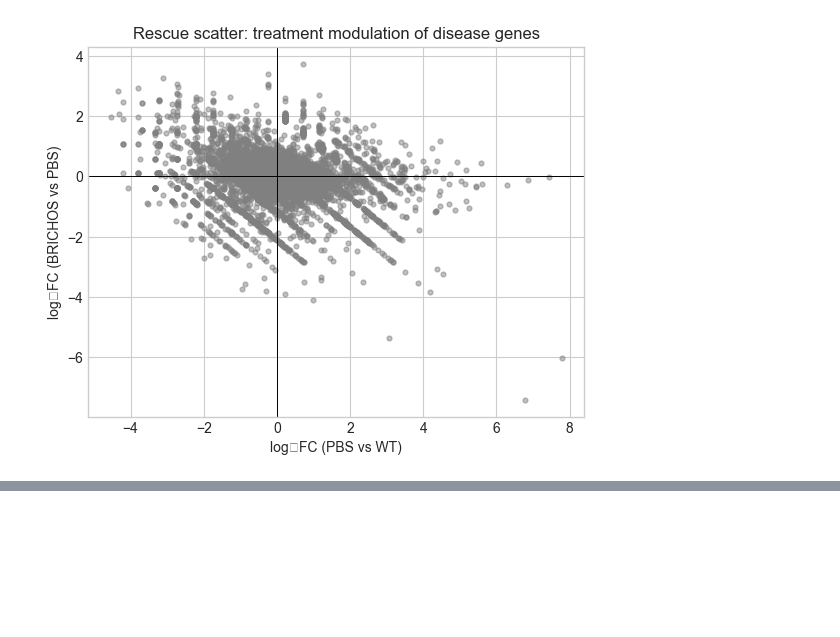
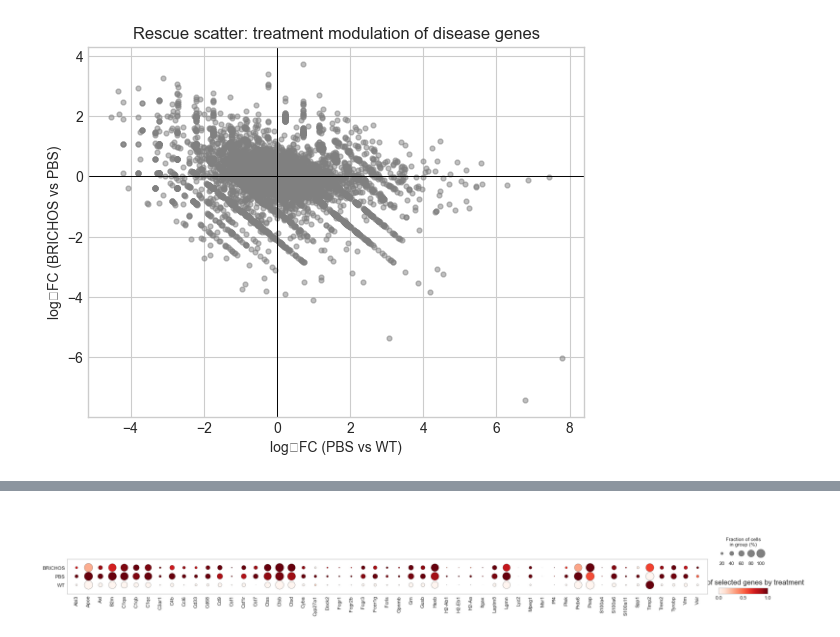
Before and after one commit to christoffermattssonlangseth/ST-BRICHOS, a Jupyter notebook: notebooks-01/03-NLGF-vs-WT-vs-BRI.ipynb, the cells around one changed output, grey strips where cells are left out. Saved outputs shown, nothing was run; the diff lists cells and outputs as text; code cells hidden in the pictures; blank space fills up the shorter version.

```diff
--- a/notebooks-01/03-NLGF-vs-WT-vs-BRI.ipynb
+++ b/notebooks-01/03-NLGF-vs-WT-vs-BRI.ipynb
@@ -362,0 +387,13 @@ plt.show()
+# %%
+pigs_full = [
+    "Abi3", "Apoe", "Axl", "B2m", "C1qa", "C1qb", "C1qc", "C3ar1", "C4a", "C4b",
+    "Ccl6", "Cd33", "Cd68", "Cd9", "Csf1", "Csf1r", "Cst7", "Ctss", "Ctsb",
+    "Ctsd", "Cyba", "Cyp27a1", "Dock2", "Fcgr1", "Fcgr2b", "Fcgr3", "Fcer1g",
+    "Fcrls", "Gpnmb", "Grn", "Gusb", "Hexb", "H2-Ab1", "H2-Eb1", "H2-Aa",
+    "Ifi30", "Itgax", "Lilrb4", "Laptm5", "Lgmn", "Lyz2", "Mpeg1", "Msr1",
+    "Pf4", "Plek", "Prdx6", "Psap", "Rps19", "Rps27a", "S100a4", "S100a6",
+    "S100a11", "Spp1", "Timp2", "Trem2", "Tyrobp", "Vim", "Vsir"
+]
+# %%
+pigs_in_data = [g for g in pigs_full if g in adata.var_names]
+len(pigs_in_data), pigs_in_data
@@ -362,0 +418,4 @@ plt.show()
+# %%
+plot_dotplot_by_treatment(adata, genes=pigs_in_data)
+# %% [output]
+[figure, added]
```
Also changed, not shown: parts of 13 cells of this notebook, 2 other files.
